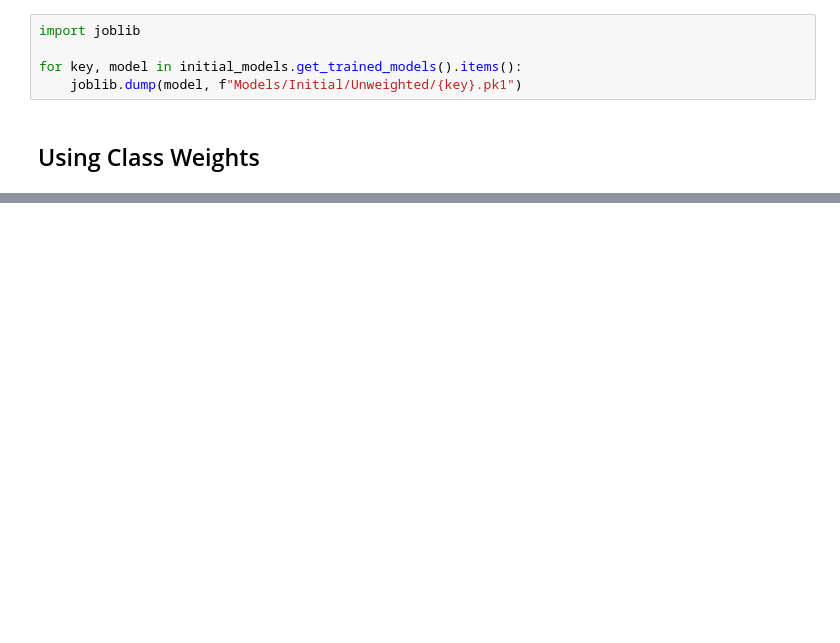
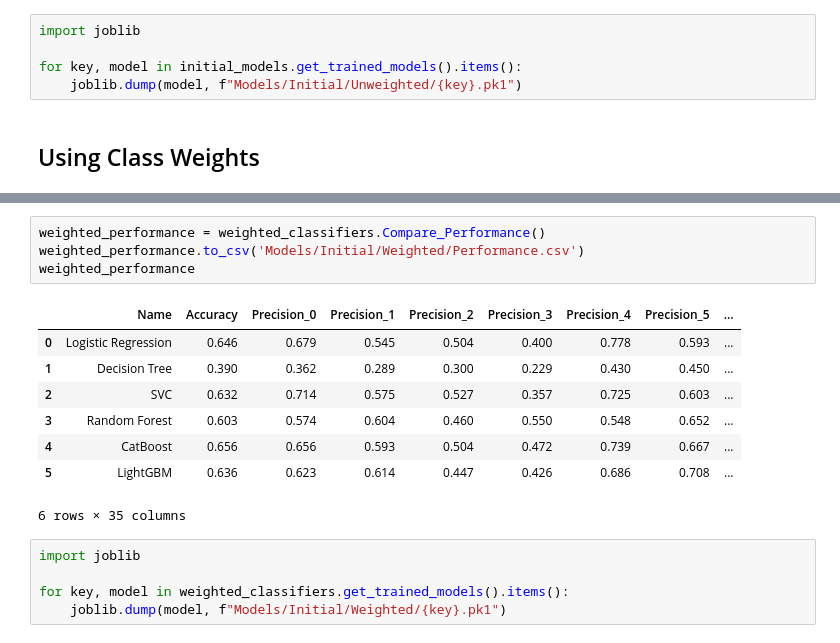
Before and after one commit to Prashant-Tiwari26/Using-movie-plot-for-genre-classification-, a Jupyter notebook: Transformer Approach/Initial_models copy.ipynb, the cells around one changed output, grey strips where cells are left out. Cells and saved outputs as stored; diff of their text form; blank space fills up the shorter version.

```diff
--- a/Transformer Approach/Initial_models copy.ipynb
+++ b/Transformer Approach/Initial_models copy.ipynb
@@ -120,0 +121,18 @@ for key, model in initial_models.get_trained_models().items():
+# %%
+weighted_performance = weighted_classifiers.Compare_Performance()
+weighted_performance.to_csv('Models/Initial/Weighted/Performance.csv')
+weighted_performance
+# %% [output]
+|  | Name | Accuracy | Precision_0 | Precision_1 | Precision_2 | Precision_3 | Precision_4 | Precision_5 | ... |
+| 0 | Logistic Regression | 0.646 | 0.679 | 0.545 | 0.504 | 0.400 | 0.778 | 0.593 | ... |
+| 1 | Decision Tree | 0.390 | 0.362 | 0.289 | 0.300 | 0.229 | 0.430 | 0.450 | ... |
+| 2 | SVC | 0.632 | 0.714 | 0.575 | 0.527 | 0.357 | 0.725 | 0.603 | ... |
+| 3 | Random Forest | 0.603 | 0.574 | 0.604 | 0.460 | 0.550 | 0.548 | 0.652 | ... |
+| 4 | CatBoost | 0.656 | 0.656 | 0.593 | 0.504 | 0.472 | 0.739 | 0.667 | ... |
+| 5 | LightGBM | 0.636 | 0.623 | 0.614 | 0.447 | 0.426 | 0.686 | 0.708 | ... |
+6 rows × 35 columns
+# %%
+import joblib
+
+for key, model in weighted_classifiers.get_trained_models().items():
+    joblib.dump(model, f"Models/Initial/Weighted/{key}.pk1")
```
Also changed, not shown: parts of 9 cells of this notebook, 12 other files.
